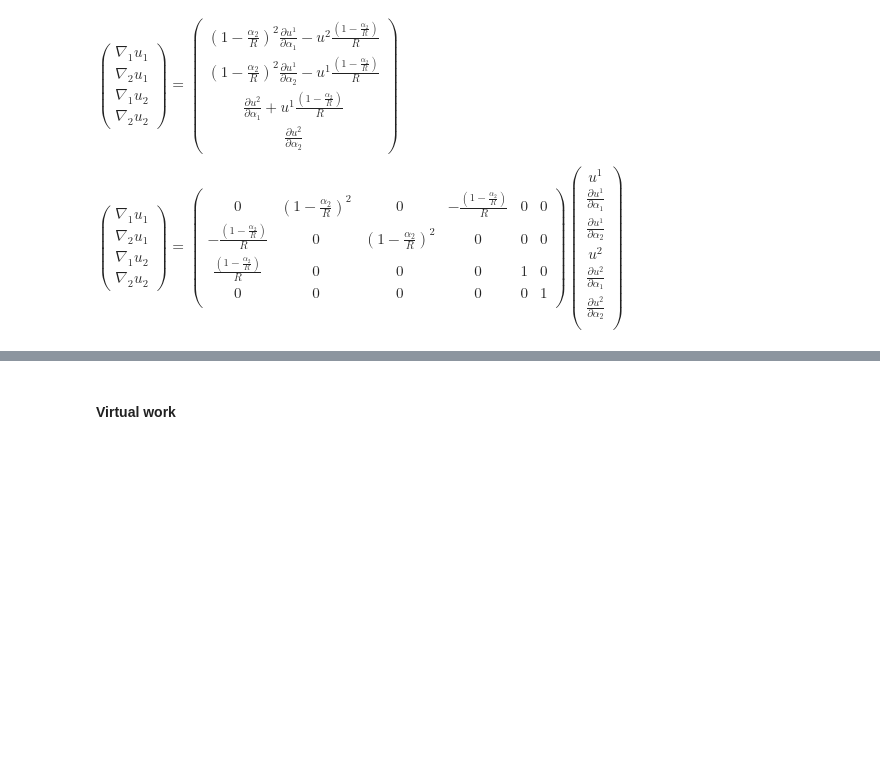
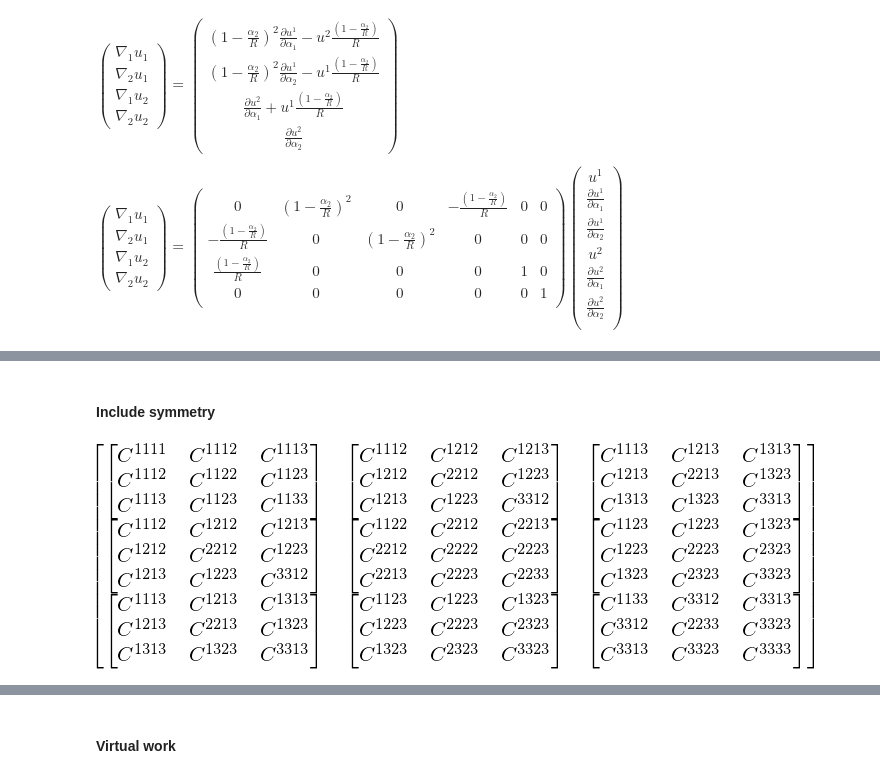
Before and after one commit to tarashor/vibrations, a Jupyter notebook: py2/All geometries.ipynb, the cells around one changed output, grey strips where cells are left out. Saved outputs shown, nothing was run; the diff lists cells and outputs as text; code cells hidden in the pictures; blank space fills up the shorter version.

```diff
--- a/py2/All geometries.ipynb
+++ b/py2/All geometries.ipynb
@@ -317,0 +335,38 @@ $
+# %% [markdown]
+#### Include symmetry
+# %%
+C_x_symmetry = MutableDenseNDimArray.zeros(3, 3, 3, 3)
+
+def getCIndecies(index):
+    if (index == 0):
+        return 0, 0
+    elif (index == 1):
+        return 1, 1
+    elif (index == 2):
+        return 2, 2
+    elif (index == 3):
+        return 0, 1
+    elif (index == 4):
+        return 0, 2
+    elif (index == 5):
+        return 1, 2
+
+for s in range(6):
+    for t in range(s, 6):
+        i,j = getCIndecies(s)
+        k,l = getCIndecies(t)
+        elem_index = 'C^{{{}{}{}{}}}'.format(i+1, j+1, k+1, l+1)
+        el = Symbol(elem_index)
+        C_x_symmetry[i,j,k,l] = el
+        C_x_symmetry[i,j,l,k] = el
+        C_x_symmetry[j,i,k,l] = el
+        C_x_symmetry[j,i,l,k] = el
+        C_x_symmetry[k,l,i,j] = el
+        C_x_symmetry[k,l,j,i] = el
+        C_x_symmetry[l,k,i,j] = el
+        C_x_symmetry[l,k,j,i] = el
+
+
+C_x_symmetry
+# %% [output]
+[figure, added]
```
Also changed, not shown: parts of 13 cells of this notebook.
